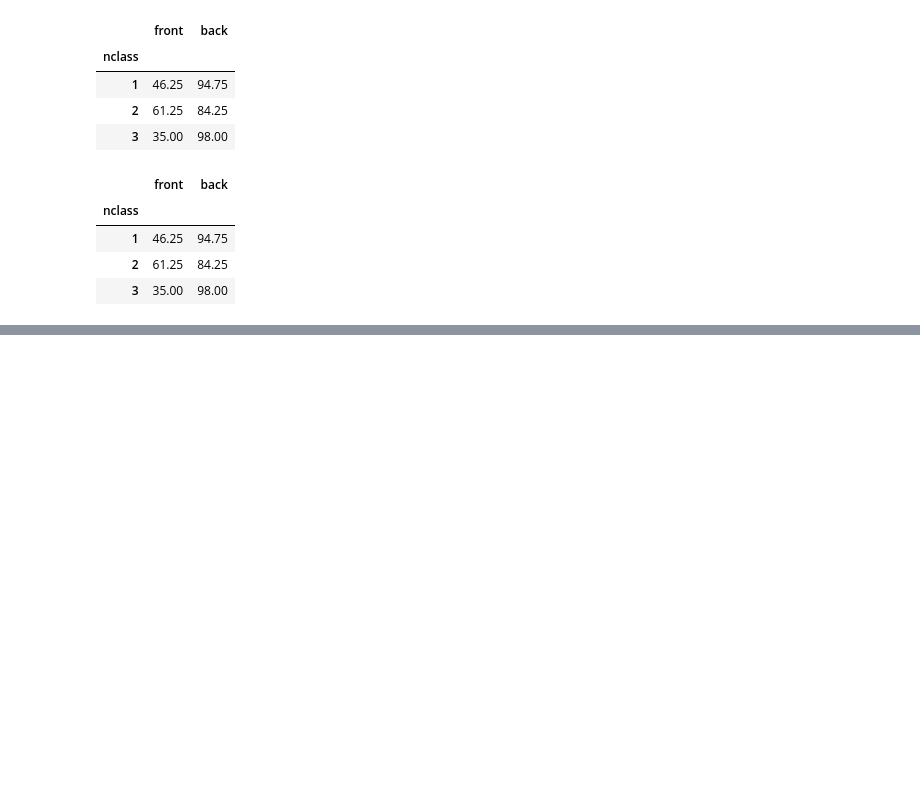
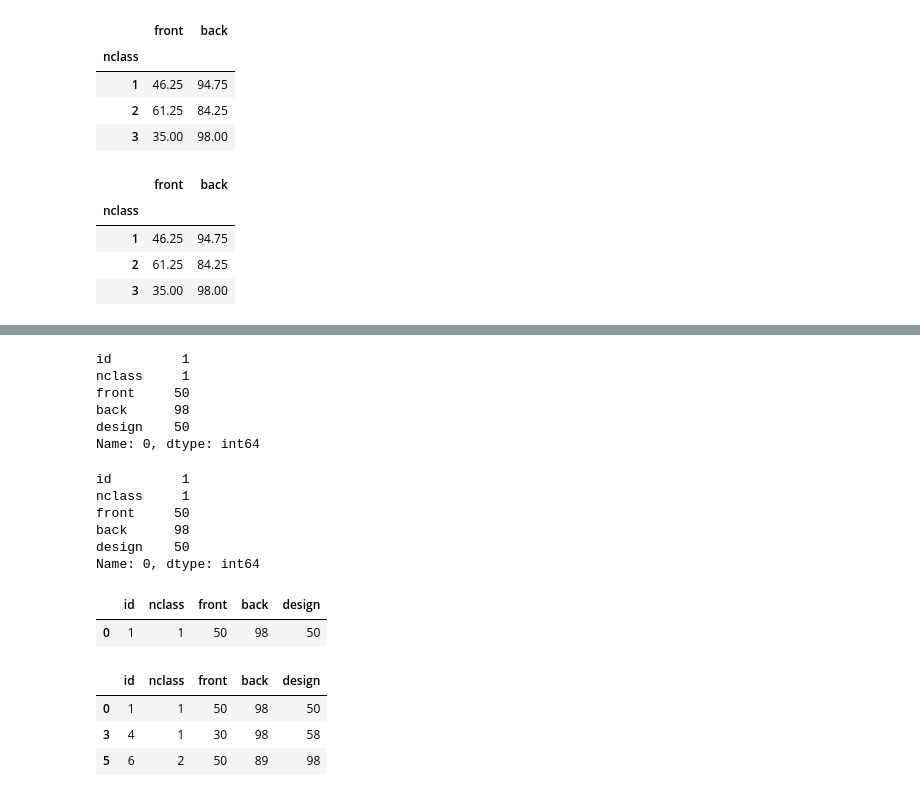
Before and after one commit to Likelion-at-SMWU-13th/HaJiMin, a Jupyter notebook: part2-5/데이터분석_5주차과제.ipynb, the cells around one changed output, grey strips where cells are left out. Cells and saved outputs as stored; diff of their text form; code cells hidden in the pictures; blank space fills up the shorter version.

```diff
--- a/part2-5/데이터분석_5주차과제.ipynb
+++ b/part2-5/데이터분석_5주차과제.ipynb
@@ -196,0 +293,34 @@ df.groupby('nclass')[['front', 'back']].mean()
+# %%
+# 0행 추출
+df.loc[0]
+# %% [output]
+id         1
+nclass     1
+front     50
+back      98
+design    50
+Name: 0, dtype: int64
+# %%
+# 시리즈로 추출
+df.loc[0]
+# %% [output]
+id         1
+nclass     1
+front     50
+back      98
+design    50
+Name: 0, dtype: int64
+# %%
+# 데이터 프레임으로 추출
+df.loc[[0]]
+# %% [output]
+|  | id | nclass | front | back | design |
+| 0 | 1 | 1 | 50 | 98 | 50 |
+# %%
+# 여러 행(0,3,5 행 추출)
+df.loc[[0,3,5]]
+# %% [output]
+|  | id | nclass | front | back | design |
+| 0 | 1 | 1 | 50 | 98 | 50 |
+| 3 | 4 | 1 | 30 | 98 | 58 |
+| 5 | 6 | 2 | 50 | 89 | 98 |
```
Also changed, not shown: parts of 18 cells of this notebook.
